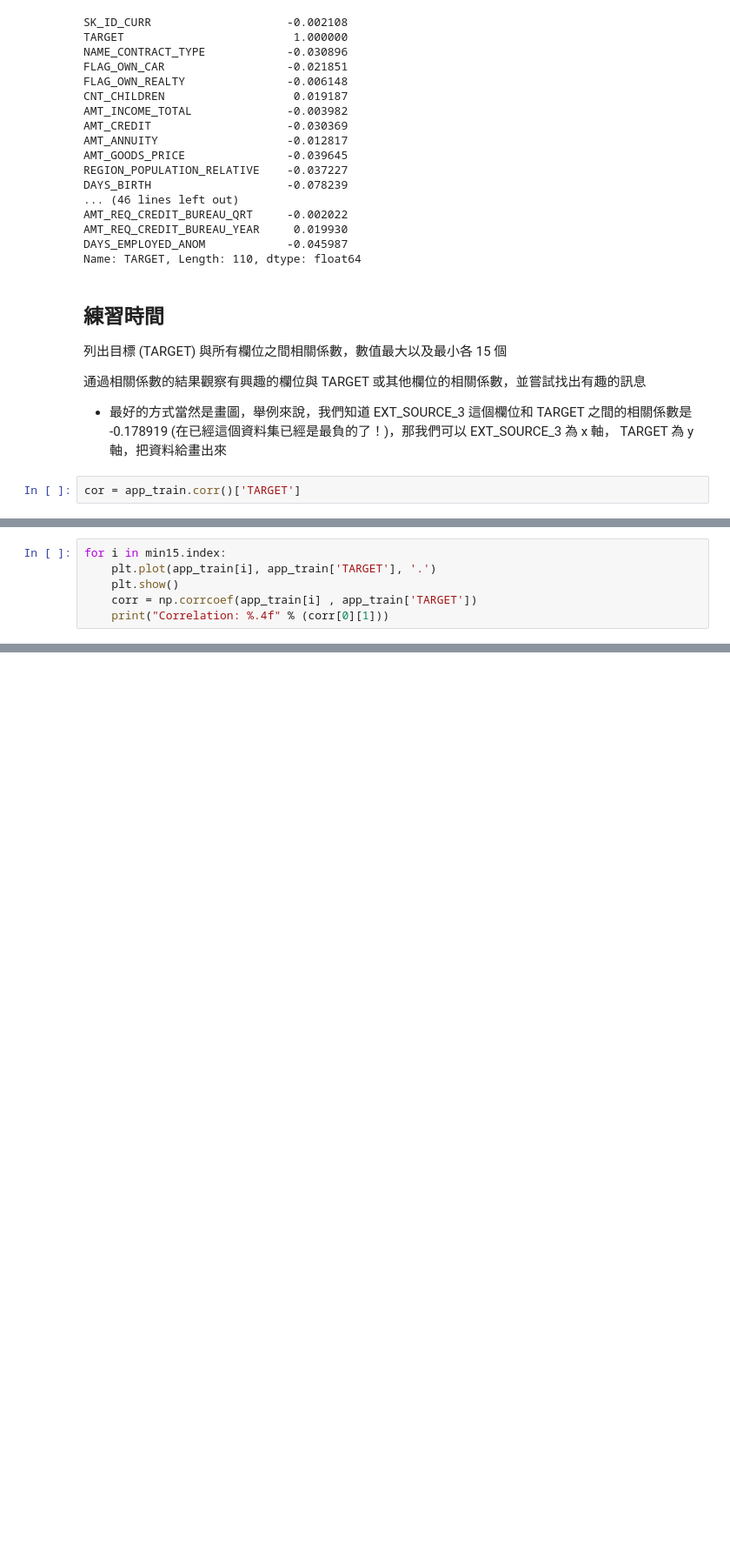
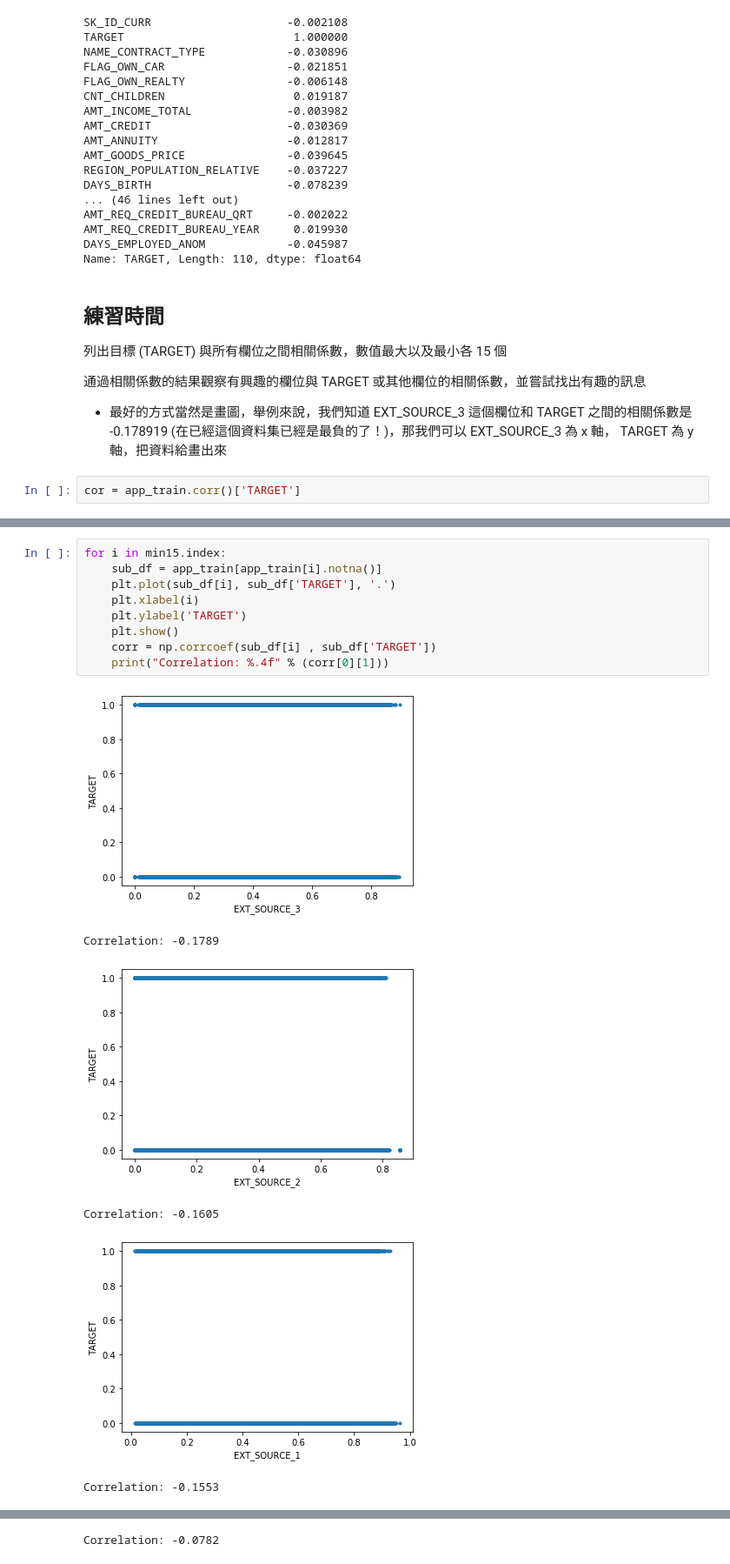
Before and after one commit to linghung/3rd-ML100Days, a Jupyter notebook: homework/Day_015_HW.ipynb, the cells around one changed output, grey strips where cells are left out. Shown at 87% size. Drawn from its saved outputs; the diff is of its cells as text; blank space fills up the shorter version.

```diff
--- a/homework/Day_015_HW.ipynb
+++ b/homework/Day_015_HW.ipynb
@@ -101,6 +114,16 @@ for i in max15.index:
 # %%
 for i in min15.index:
-    plt.plot(app_train[i], app_train['TARGET'], '.')
+    sub_df = app_train[app_train[i].notna()]
+    plt.plot(sub_df[i], sub_df['TARGET'], '.')
+    plt.xlabel(i)
+    plt.ylabel('TARGET')
     plt.show()
-    corr = np.corrcoef(app_train[i] , app_train['TARGET'])
+    corr = np.corrcoef(sub_df[i] , sub_df['TARGET'])
     print("Correlation: %.4f" % (corr[0][1]))
+# %% [output]
+[figure, added]
+Correlation: -0.1789
+[figure, added]
+Correlation: -0.1605
+[figure, added]
+Correlation: -0.1553
@@ -106,0 +131 @@ for i in min15.index:
+Correlation: -0.0782
```
Also changed, not shown: parts of 16 cells of this notebook.
